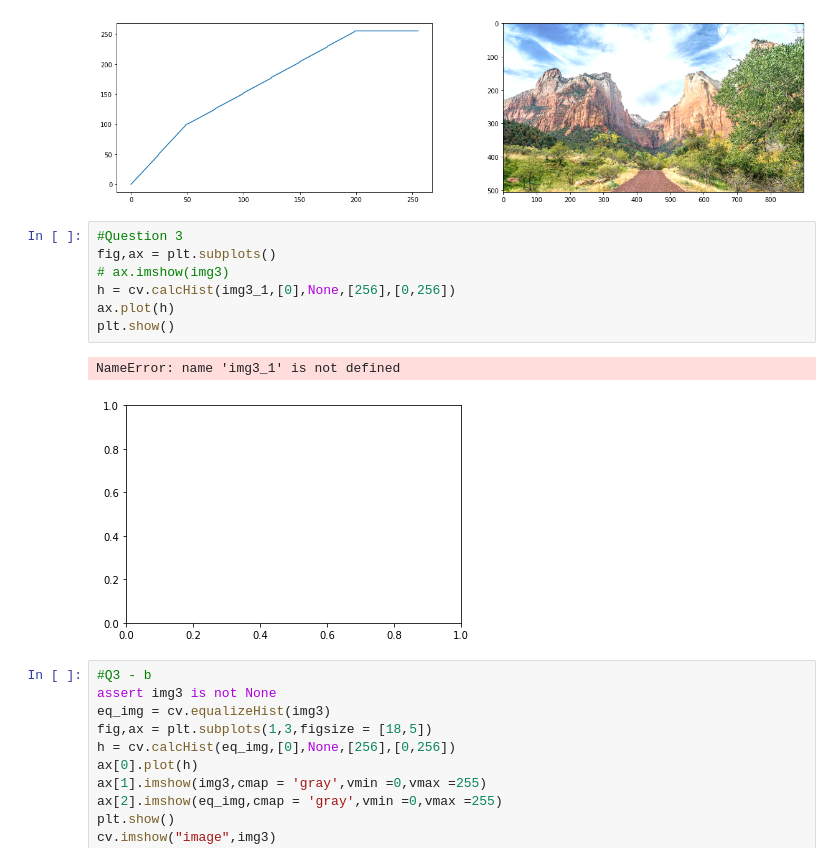
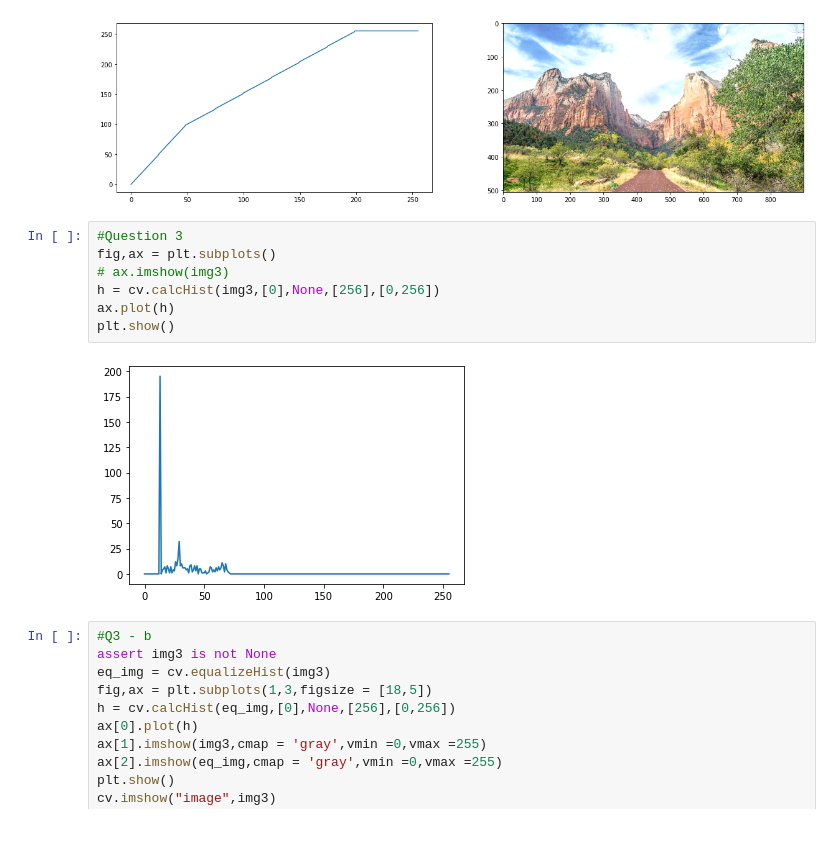
Before and after one commit to limalkasadith/S4-EN2550-Workspace, a Jupyter notebook: Exercises/Exercise 2/190538N_Excercise_02.ipynb, the cells around one changed output. Cells and saved outputs as stored; diff of their text form; blank space fills up the shorter version.

```diff
--- a/Exercises/Exercise 2/190538N_Excercise_02.ipynb
+++ b/Exercises/Exercise 2/190538N_Excercise_02.ipynb
@@ -86,13 +82,12 @@ plt.show()
 # %%
 #Question 3
 fig,ax = plt.subplots()
 # ax.imshow(img3)
-h = cv.calcHist(img3_1,[0],None,[256],[0,256])
+h = cv.calcHist(img3,[0],None,[256],[0,256])
 ax.plot(h)
 plt.show()
 # %% [output]
-NameError: name 'img3_1' is not defined
-[figure, old version]
+[figure, new version]
 # %%
 #Q3 - b
 assert img3 is not None
```
Also changed, not shown: parts of 1 cell of this notebook, 1 other file.
